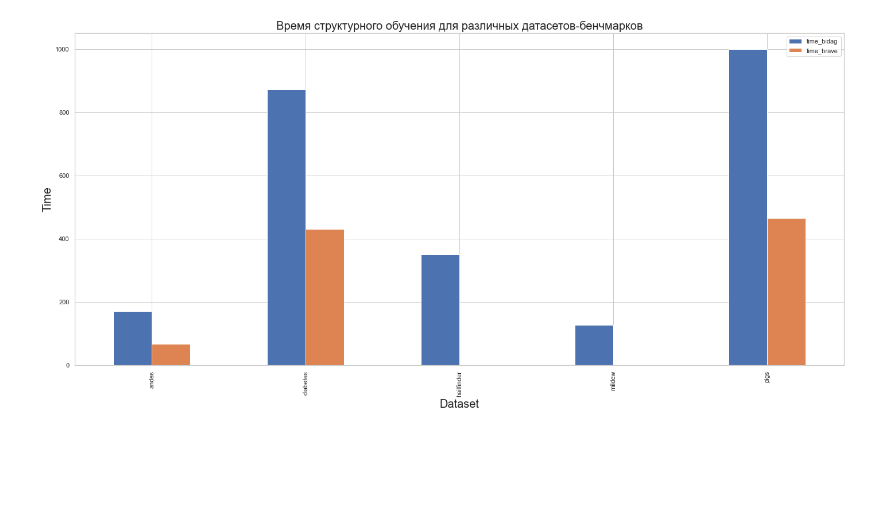
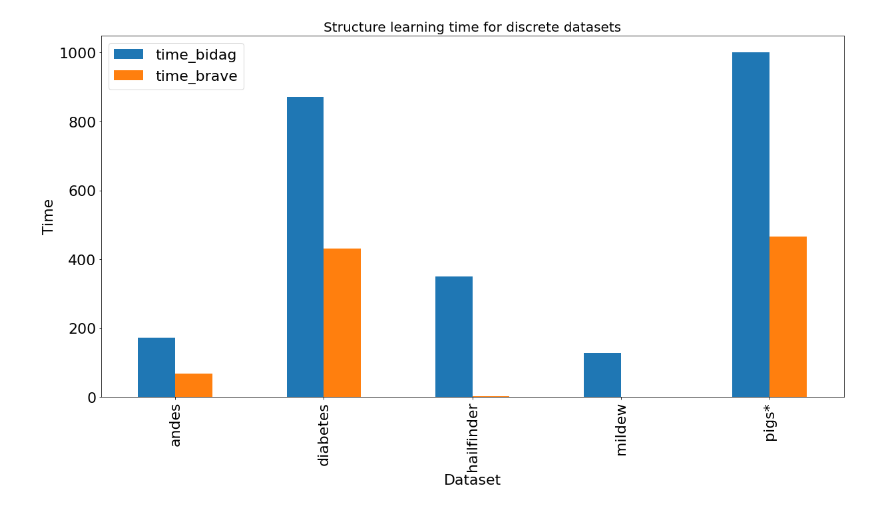
Before and after one commit to jrzkaminski/BAMT-old, a Jupyter notebook: temp_nb.ipynb, the cells around one changed output. Saved outputs shown, nothing was run; the diff lists cells and outputs as text; code cells hidden in the pictures; blank space fills up the shorter version.

```diff
--- a/temp_nb.ipynb
+++ b/temp_nb.ipynb
@@ -19,9 +36,9 @@ df = df.dropna()
 # %%
 plt.figure()
-plt.rcParams.update({'font.size': 18})
+plt.rcParams.update({'font.size': 22})
 df.plot(x="dataset", y=["shd_sparsebn", "shd_bidag", "shd_brave"], kind="bar",figsize=(20,10))
-plt.xlabel('Dataset', fontdict={'fontsize': 20})
-plt.ylabel('SHD', fontdict={'fontsize': 20})
-plt.title('Structural hamming distance для различных датасетов-бенчмарков (Меньше - лучше)', fontdict={'fontsize': 20})
+plt.xlabel('Dataset', fontdict={'fontsize': 22})
+plt.ylabel('SHD', fontdict={'fontsize': 22})
+plt.title('Structural hamming distance for different benchmark datasets', fontdict={'fontsize': 20})
 plt.show()
 # %% [output]
@@ -29,9 +55,9 @@ plt.show()
 # %%
 
-df.plot(x="dataset", y=["time_bidag", "time_brave"], kind="bar",figsize=(20,10))
-plt.xlabel('Dataset', fontdict={'fontsize': 20})
-plt.ylabel('Time', fontdict={'fontsize': 20})
-plt.title('Время структурного обучения для различных датасетов-бенчмарков', fontdict={'fontsize': 20})
+df.iloc[[1, 4, 5, 7, 8]].plot(x="dataset", y=["time_bidag", "time_brave"], kind="bar",figsize=(20,10))
+plt.xlabel('Dataset', fontdict={'fontsize': 22})
+plt.ylabel('Time', fontdict={'fontsize': 22})
+plt.title('Structure learning time for discrete datasets', fontdict={'fontsize': 20})
 plt.show()
 # %% [output]
-[figure, old version]
+[figure, new version]
```
Also changed, not shown: parts of 3 cells of this notebook, 4 other files.
